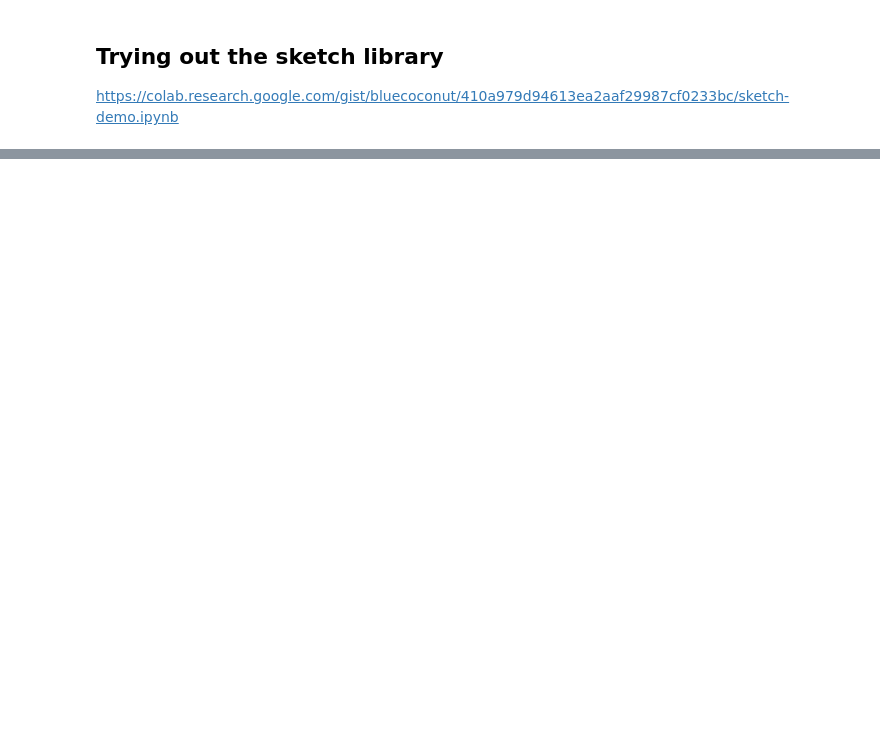
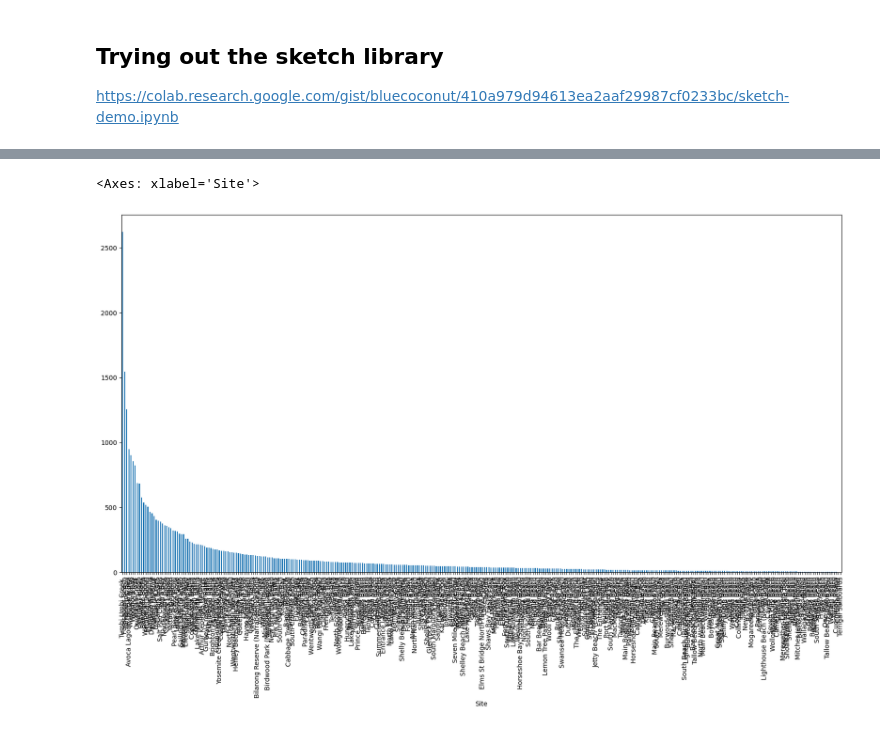
Before and after one commit to Mjboothaus/try-sketch, a Jupyter notebook: notebooks/try-sketch-pollution-data.ipynb, the cells around one changed output, grey strips where cells are left out. Cells and saved outputs as stored; diff of their text form; code cells hidden in the pictures; blank space fills up the shorter version.

```diff
--- a/notebooks/try-sketch-pollution-data.ipynb
+++ b/notebooks/try-sketch-pollution-data.ipynb
@@ -7,7 +8,11 @@ import pandas as pd
 # %%
 DATA_FILE = "../data/EnterococciDataDownload-20230403-044231.parquet"
+# %%
+df = pd.read_csv(DATA_FILE.replace(".parquet", ".csv"), parse_dates=True)
+
+df["Date"] = pd.to_datetime(df["Date"])
 # %%
-df = pd.read_parquet(DATA_FILE)
+# df = pd.read_parquet(DATA_FILE, )
 # %%
 df.head()
 # %% [output]
@@ -39,0 +121,15 @@ import sketch
+# %%
+
+# Rank and plot the sites by the amount of Enterococci
+
+# Group data by Site and calculate the mean Enterococci value
+df_grouped = df.groupby('Site')['Enterococci (cfu/100ml)'].mean()
+
+# Sort the values in descending order
+df_sorted = df_grouped.sort_values(ascending=False)
+
+# Plot the sorted values as a bar chart
+df_sorted.plot(kind='bar', figsize=(20,10))
+# %% [output]
+<Axes: xlabel='Site'>
+[figure, added]
```
Also changed, not shown: parts of 21 cells of this notebook, 3 other files.
